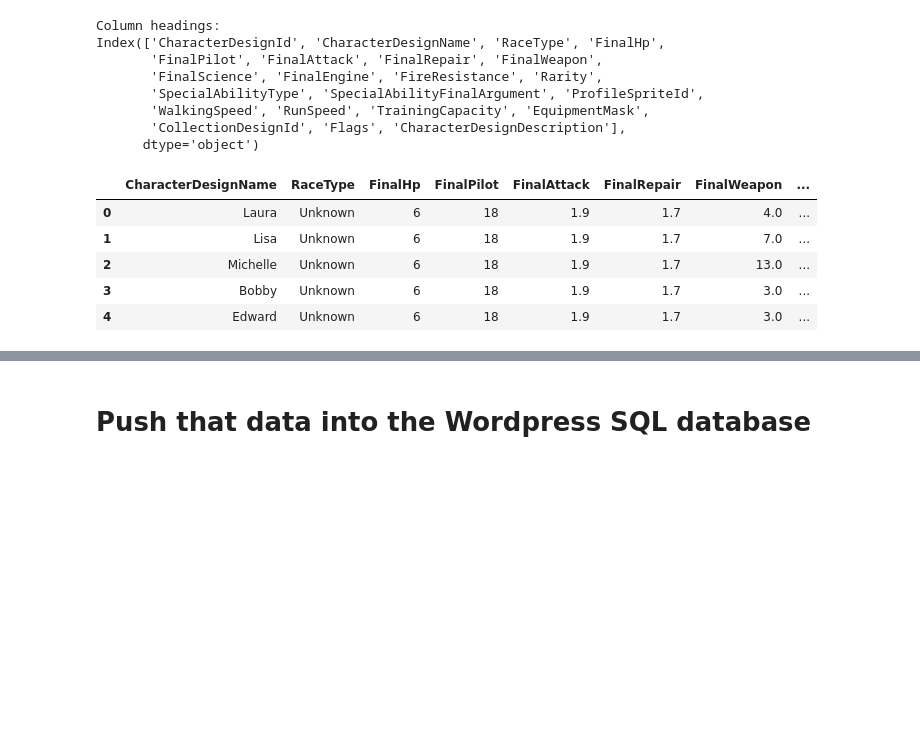
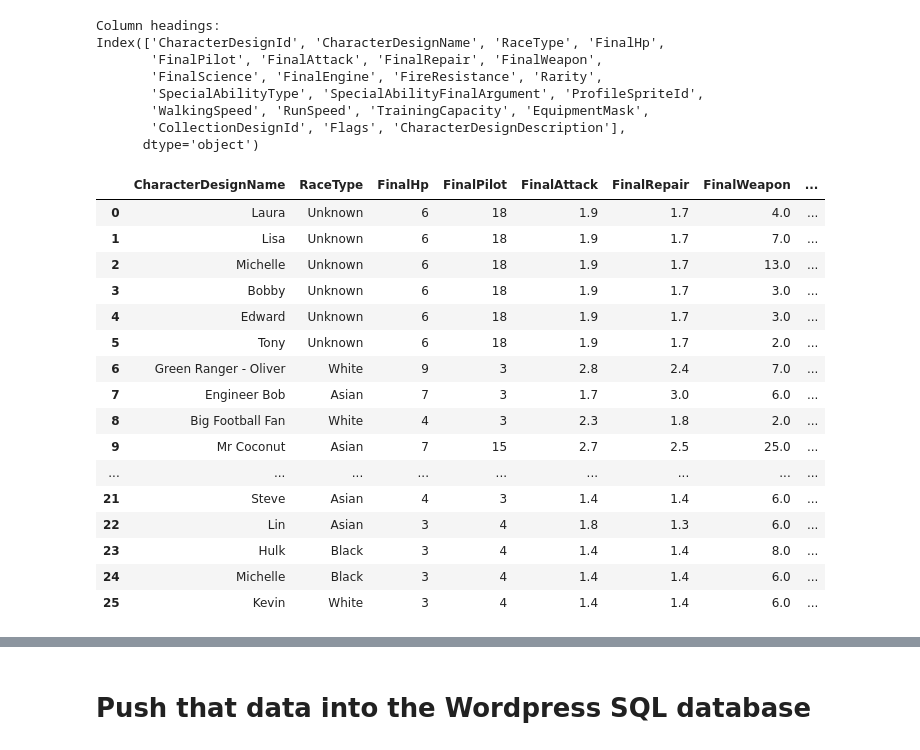
Before and after one commit to KrissyG-hub/PPG, a Jupyter notebook: CrewAPI_pullTest.ipynb, the cells around one changed output, grey strips where cells are left out. Saved outputs shown, nothing was run; the diff lists cells and outputs as text; code cells hidden in the pictures; blank space fills up the shorter version.

```diff
--- a/CrewAPI_pullTest.ipynb
+++ b/CrewAPI_pullTest.ipynb
@@ -168,11 +168,22 @@ Index(['CharacterDesignId', 'CharacterDesignName', 'RaceType', 'FinalHp',
 # drop the columns that don't have real meaning for the model (ex. name, desc, icon, etc)
 crew_df = df.drop(['CharacterDesignId', 'ProfileSpriteId', 'CharacterDesignDescription'], axis=1)
 # %%
-crew_df.head()
+crew_df.head(26)
 # %% [output]
 |  | CharacterDesignName | RaceType | FinalHp | FinalPilot | FinalAttack | FinalRepair | FinalWeapon | ... |
 | 0 | Laura | Unknown | 6 | 18 | 1.9 | 1.7 | 4.0 | ... |
 | 1 | Lisa | Unknown | 6 | 18 | 1.9 | 1.7 | 7.0 | ... |
 | 2 | Michelle | Unknown | 6 | 18 | 1.9 | 1.7 | 13.0 | ... |
 | 3 | Bobby | Unknown | 6 | 18 | 1.9 | 1.7 | 3.0 | ... |
 | 4 | Edward | Unknown | 6 | 18 | 1.9 | 1.7 | 3.0 | ... |
+| 5 | Tony | Unknown | 6 | 18 | 1.9 | 1.7 | 2.0 | ... |
+| 6 | Green Ranger - Oliver | White | 9 | 3 | 2.8 | 2.4 | 7.0 | ... |
+| 7 | Engineer Bob | Asian | 7 | 3 | 1.7 | 3.0 | 6.0 | ... |
+| 8 | Big Football Fan | White | 4 | 3 | 2.3 | 1.8 | 2.0 | ... |
+| 9 | Mr Coconut | Asian | 7 | 15 | 2.7 | 2.5 | 25.0 | ... |
+| ... | ... | ... | ... | ... | ... | ... | ... | ... |
+| 21 | Steve | Asian | 4 | 3 | 1.4 | 1.4 | 6.0 | ... |
+| 22 | Lin | Asian | 3 | 4 | 1.8 | 1.3 | 6.0 | ... |
+| 23 | Hulk | Black | 3 | 4 | 1.4 | 1.4 | 8.0 | ... |
+| 24 | Michelle | Black | 3 | 4 | 1.4 | 1.4 | 6.0 | ... |
+| 25 | Kevin | White | 3 | 4 | 1.4 | 1.4 | 6.0 | ... |
```
Also changed, not shown: parts of 16 cells of this notebook, 1 other file.
